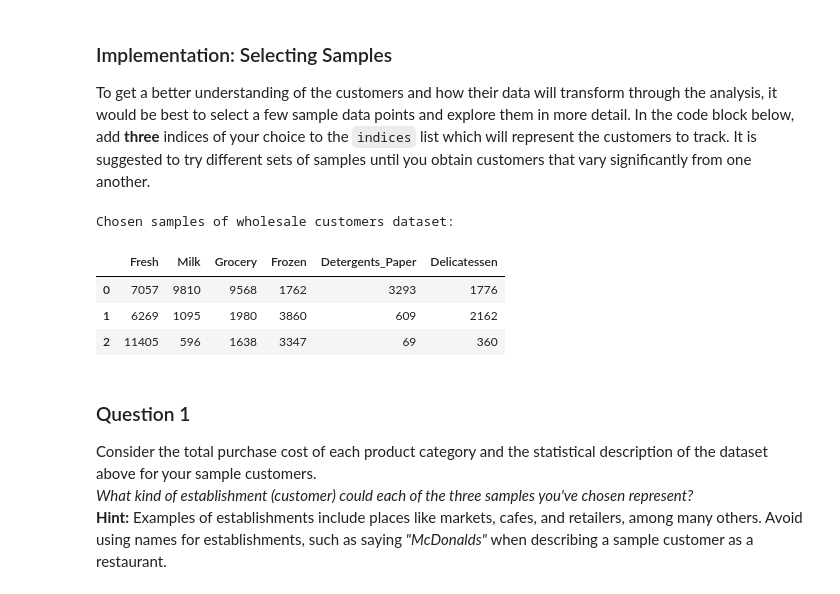
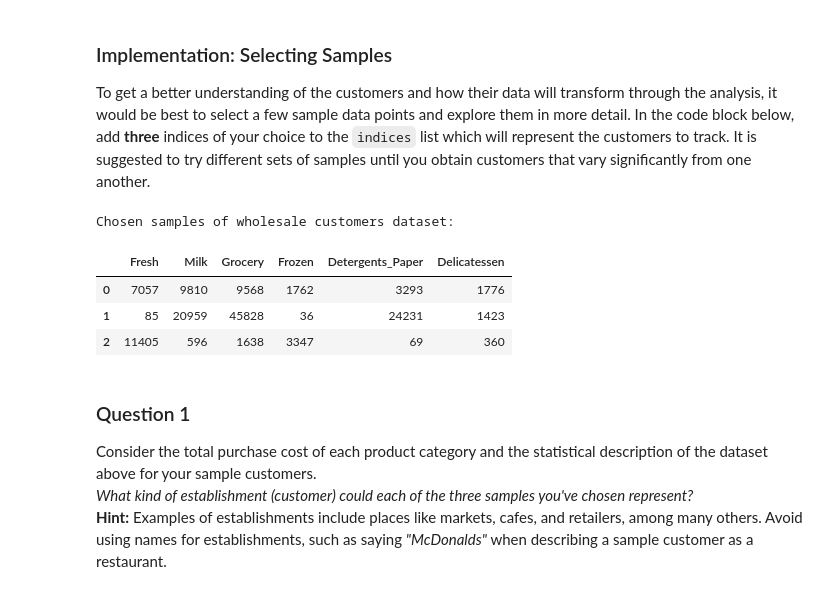
Before and after one commit to tagore15/ML_UDACITY_P3, a Jupyter notebook: customer_segments.ipynb, the cells around one changed output. Saved outputs shown, nothing was run; the diff lists cells and outputs as text; code cells hidden in the pictures.

```diff
--- a/customer_segments.ipynb
+++ b/customer_segments.ipynb
@@ -58,17 +58,17 @@ display(data.describe())
 To get a better understanding of the customers and how their data will transform through the analysis, it would be best to select a few sample data points and explore them in more detail. In the code block below, add **three** indices of your choice to the `indices` list which will represent the customers to track. It is suggested to try different sets of samples until you obtain customers that vary significantly from one another.
 # %%
 # TODO: Select three indices of your choice you wish to sample from the dataset
-indices = [1, 50, 90]
+indices = [1, 65, 90]
 
 # Create a DataFrame of the chosen samples
 samples = pd.DataFrame(data.loc[indices], columns = data.keys()).reset_index(drop = True)
 print "Chosen samples of wholesale customers dataset:"
 display(samples)
 # %% [output]
 Chosen samples of wholesale customers dataset:
 |  | Fresh | Milk | Grocery | Frozen | Detergents_Paper | Delicatessen |
 | 0 | 7057 | 9810 | 9568 | 1762 | 3293 | 1776 |
-| 1 | 6269 | 1095 | 1980 | 3860 | 609 | 2162 |
+| 1 | 85 | 20959 | 45828 | 36 | 24231 | 1423 |
 | 2 | 11405 | 596 | 1638 | 3347 | 69 | 360 |
 # %% [markdown]
 ### Question 1
```
Also changed, not shown: parts of 28 cells of this notebook.
